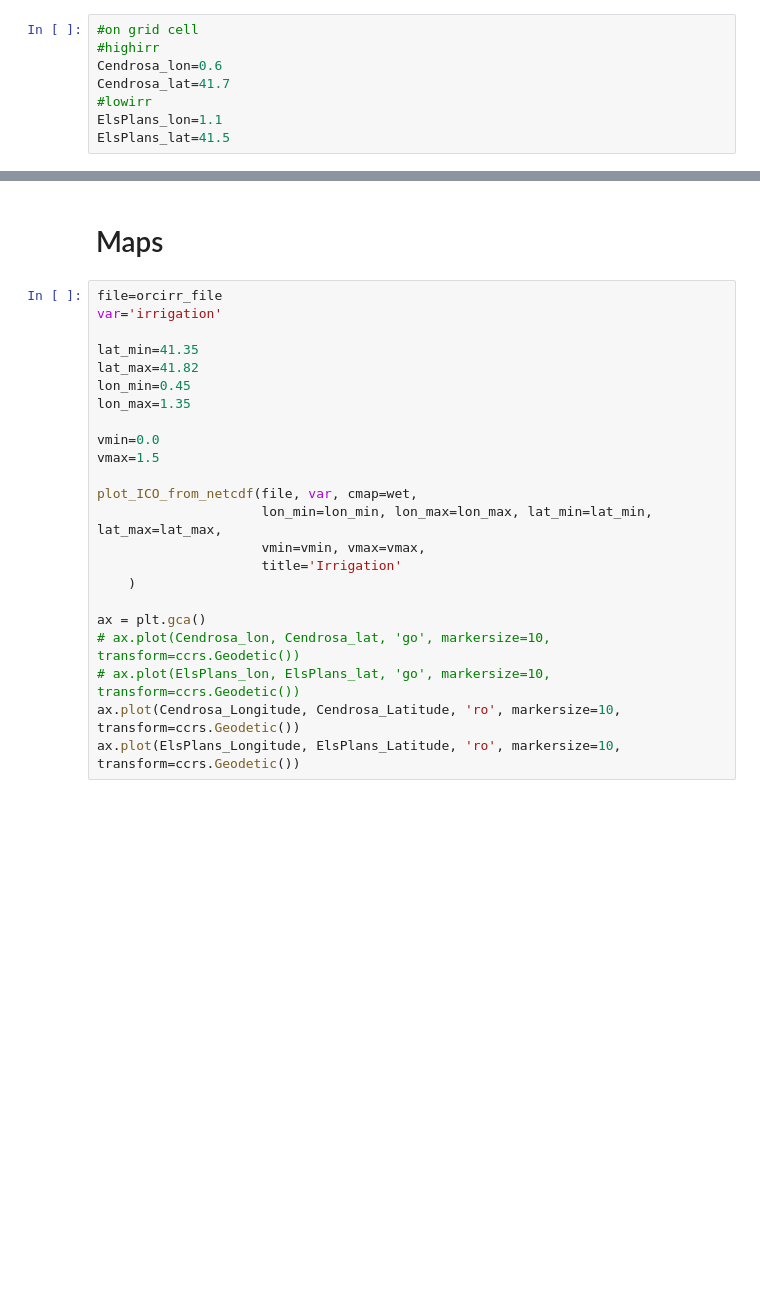
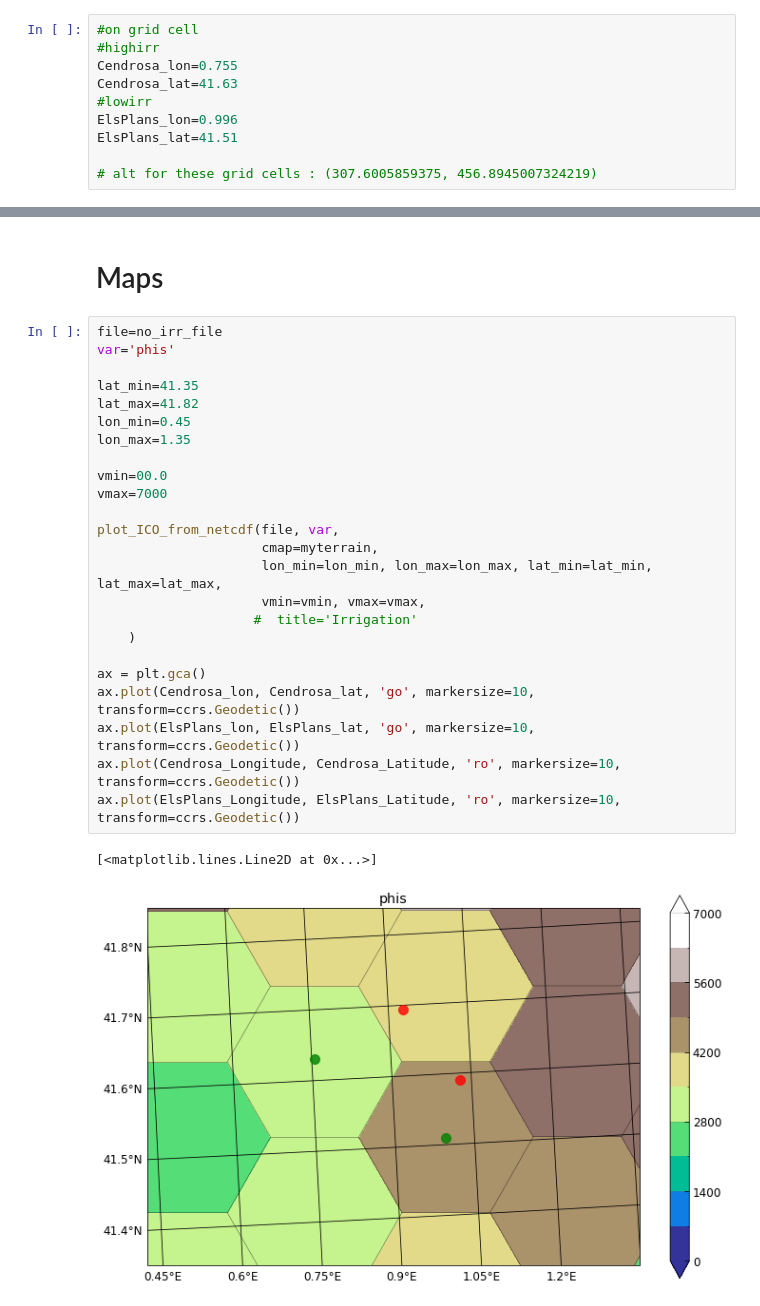
Before and after one commit to ptiengou/netcdf-scripts, a Jupyter notebook: python_notebooks/LMDZOR/LAM_08_HFnative.ipynb, the cells around one changed output, grey strips where cells are left out. Saved outputs shown, nothing was run; the diff lists cells and outputs as text; blank space fills up the shorter version.

Commit message:
First plots with native

```diff
--- a/python_notebooks/LMDZOR/LAM_08_HFnative.ipynb
+++ b/python_notebooks/LMDZOR/LAM_08_HFnative.ipynb
@@ -89,11 +177,13 @@ orc_irr
 # %%
 #on grid cell
 #highirr
-Cendrosa_lon=0.6
-Cendrosa_lat=41.7
+Cendrosa_lon=0.755
+Cendrosa_lat=41.63
 #lowirr
-ElsPlans_lon=1.1
-ElsPlans_lat=41.5
+ElsPlans_lon=0.996
+ElsPlans_lat=41.51
+
+# alt for these grid cells : (307.6005859375, 456.8945007324219)
 # %%
 #actual data from LIAISE db
 Cendrosa_Latitude=41.69336
@@ -128,25 +593,29 @@ ElsPlans_Altitude = 334
 # %% [markdown]
 # Maps
 # %%
-file=orcirr_file
-var='irrigation'
+file=no_irr_file
+var='phis'
 
 lat_min=41.35
 lat_max=41.82
 lon_min=0.45
 lon_max=1.35
 
-vmin=0.0
-vmax=1.5
+vmin=00.0
+vmax=7000
 
-plot_ICO_from_netcdf(file, var, cmap=wet,
+plot_ICO_from_netcdf(file, var,
+                     cmap=myterrain,
                      lon_min=lon_min, lon_max=lon_max, lat_min=lat_min, lat_max=lat_max,
                      vmin=vmin, vmax=vmax,
-                     title='Irrigation'
+                    #  title='Irrigation'
     )
 
 ax = plt.gca()
-# ax.plot(Cendrosa_lon, Cendrosa_lat, 'go', markersize=10, transform=ccrs.Geodetic())
-# ax.plot(ElsPlans_lon, ElsPlans_lat, 'go', markersize=10, transform=ccrs.Geodetic())
+ax.plot(Cendrosa_lon, Cendrosa_lat, 'go', markersize=10, transform=ccrs.Geodetic())
+ax.plot(ElsPlans_lon, ElsPlans_lat, 'go', markersize=10, transform=ccrs.Geodetic())
 ax.plot(Cendrosa_Longitude, Cendrosa_Latitude, 'ro', markersize=10, transform=ccrs.Geodetic())
 ax.plot(ElsPlans_Longitude, ElsPlans_Latitude, 'ro', markersize=10, transform=ccrs.Geodetic())
+# %% [output]
+[<matplotlib.lines.Line2D at 0x...>]
+[figure, added]
```
Also changed, not shown: parts of 39 cells of this notebook.
